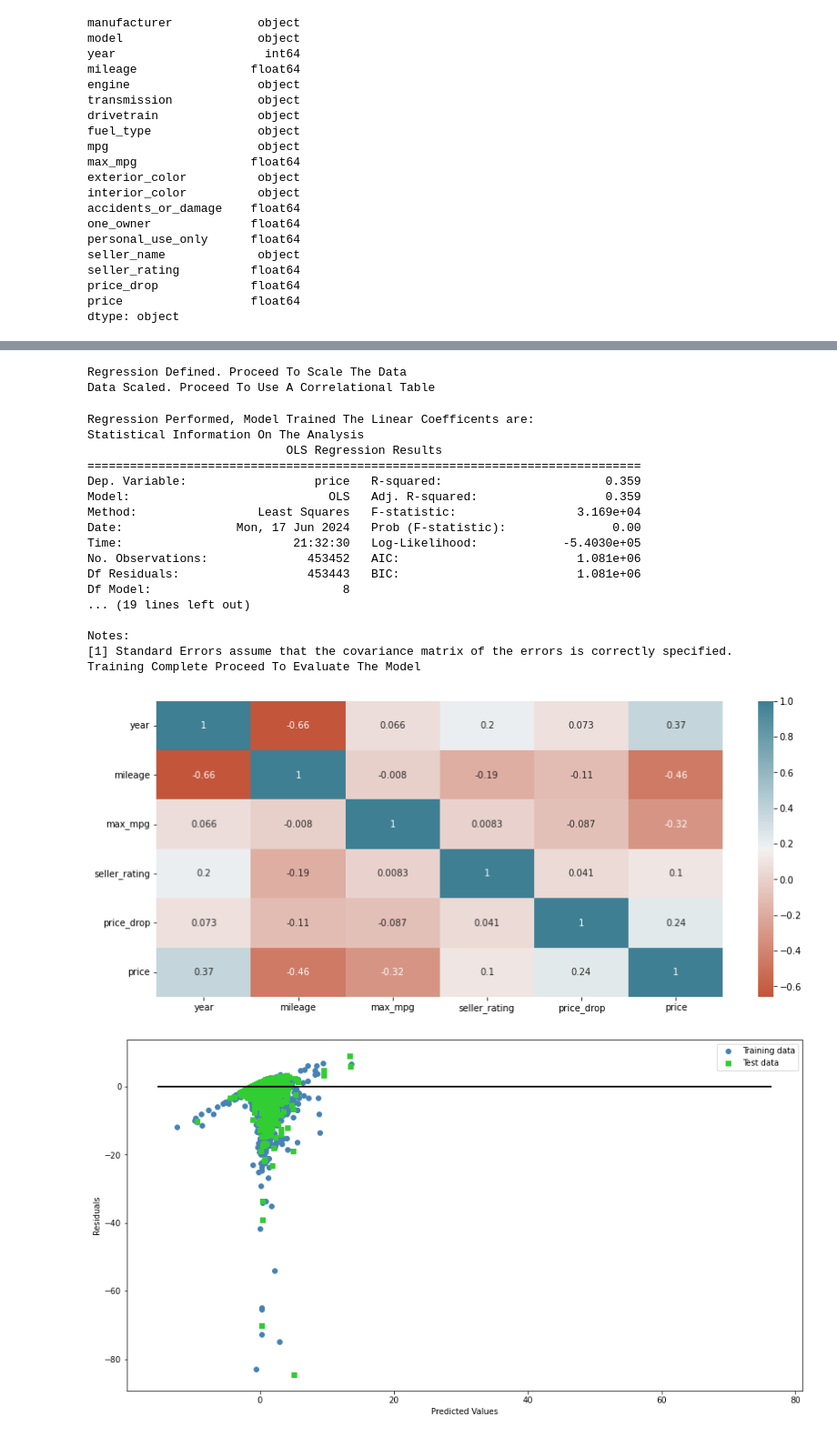
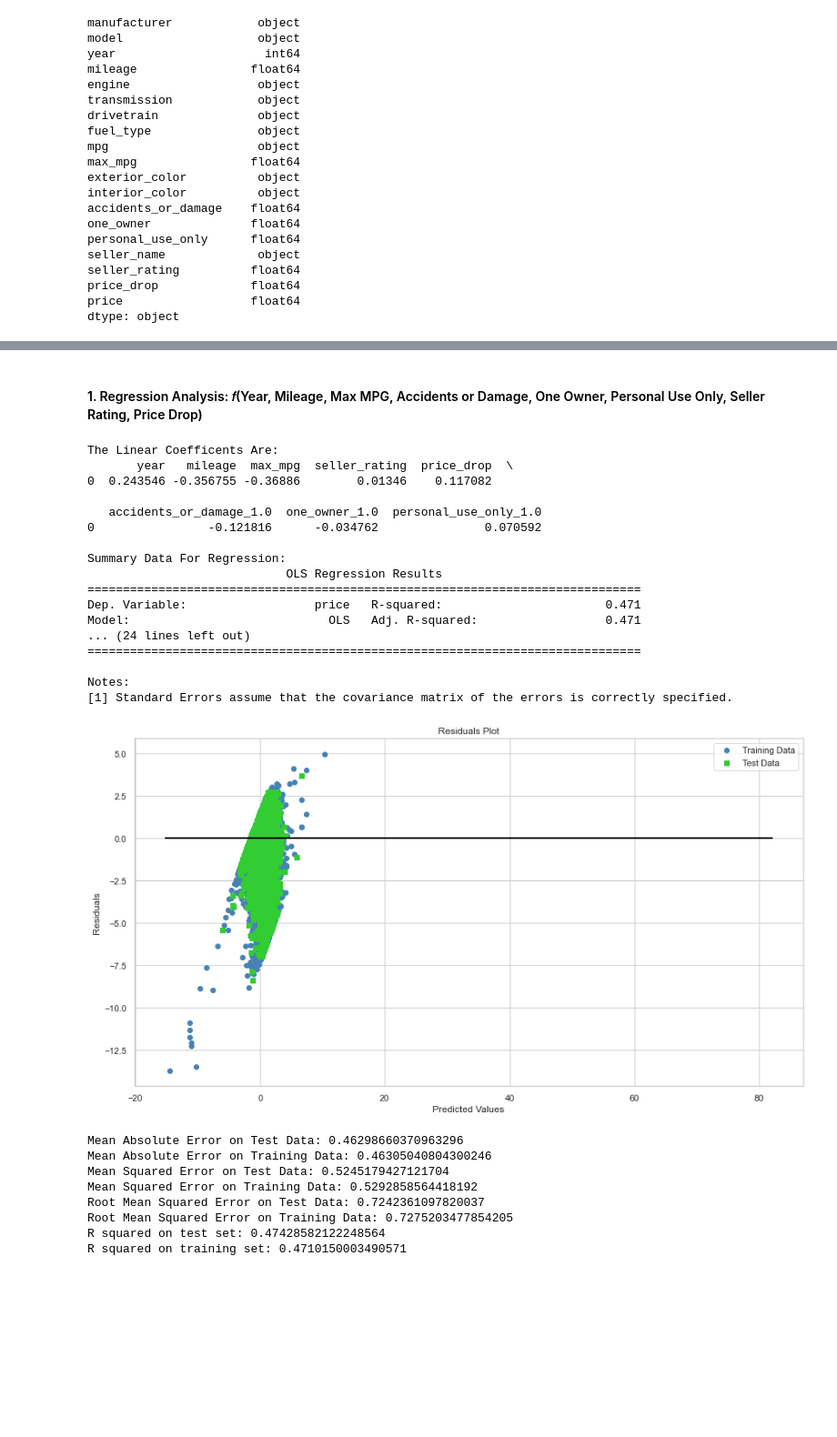
Before and after one commit to villamanc/Automotive-Data-Mining-And-Analysis, a Jupyter notebook: Step 3 Regression Analysis/Regression Analysis Calculator.ipynb, the cells around one changed output, grey strips where cells are left out. Shown at 91% size. Drawn from its saved outputs; the diff is of its cells as text; code cells hidden in the pictures; blank space fills up the shorter version.

```diff
--- a/Step 3 Regression Analysis/Regression Analysis Calculator.ipynb
+++ b/Step 3 Regression Analysis/Regression Analysis Calculator.ipynb
@@ -176,41 +204,47 @@ numeric_df['personal_use_only'] = numeric_df['personal_use_only'].astype(object)
+# %% [markdown]
+#### 1. Regression Analysis: 𝑓(Year, Mileage, Max MPG, Accidents or Damage, One Owner, Personal Use Only, Seller Rating, Price Drop)
 # %%
-# Example usage
-# Assuming `data` is your DataFrame containing the car sale data
-regression_calculator = Regression_Calculator(numeric_df)
+#Initilaize regression
+Regression_01 = RegressionCalculator(numeric_df)
 
-# Perform data scaling
-regression_calculator.scale_data()
+#Perform data scaling
+Regression_01.scale_data()
 
-# Display correlation heatmap
-regression_calculator.correl_table()
+#Display correlation heatmap
+#Regression_01.correl_table()
 
-# Define target variable and explanatory variables
-regression_calculator.define_y_value('price')
+#Define target variable and explanatory variables
+Regression_01.define_y_value('price')
 
-# Train the linear regression model
-regression_calculator.train_regression_model()
+#Train the linear regression model
+Regression_01.train_regression_model()
 
-# Evaluate model accuracy
-regression_calculator.evaluate_model_accuracy()
+#Evaluate model accuracy
+Regression_01.evaluate_model_accuracy()
 # %% [output]
-Regression Defined. Proceed To Scale The Data
-Data Scaled. Proceed To Use A Correlational Table
+The Linear Coefficents Are:
+       year   mileage  max_mpg  seller_rating  price_drop  \
+0  0.243546 -0.356755 -0.36886        0.01346    0.117082
+
+   accidents_or_damage_1.0  one_owner_1.0  personal_use_only_1.0
+0                -0.121816      -0.034762               0.070592
+
+Summary Data For Regression:
+                            OLS Regression Results
+==============================================================================
+Dep. Variable:                  price   R-squared:                       0.471
+Model:                            OLS   Adj. R-squared:                  0.471
+... (24 lines left out)
+==============================================================================
+
+Notes:
+[1] Standard Errors assume that the covariance matrix of the errors is correctly specified.
+[figure, new version]
-Regression Performed, Model Trained The Linear Coefficents are:
-Statistical Information On The Analysis
-                            OLS Regression Results
-==============================================================================
-Dep. Variable:                  price   R-squared:                       0.359
-Model:                            OLS   Adj. R-squared:                  0.359
-Method:                 Least Squares   F-statistic:                 3.169e+04
-Date:                Mon, 17 Jun 2024   Prob (F-statistic):               0.00
-Time:                        21:32:30   Log-Likelihood:            -5.4030e+05
-No. Observations:              453452   AIC:                         1.081e+06
-Df Residuals:                  453443   BIC:                         1.081e+06
-Df Model:                           8
-... (19 lines left out)
-
-Notes:
-[1] Standard Errors assume that the covariance matrix of the errors is correctly specified.
-Training Complete Proceed To Evaluate The Model
+Mean Absolute Error on Test Data: 0.46298660370963296
+Mean Absolute Error on Training Data: 0.46305040804300246
+Mean Squared Error on Test Data: 0.5245179427121704
+Mean Squared Error on Training Data: 0.5292858564418192
+Root Mean Squared Error on Test Data: 0.7242361097820037
+Root Mean Squared Error on Training Data: 0.7275203477854205
+R squared on test set: 0.47428582122248564
+R squared on training set: 0.4710150003490571
-[figure, old version]
-[figure, removed]
```
Also changed, not shown: parts of 31 cells of this notebook, 6 other files.
